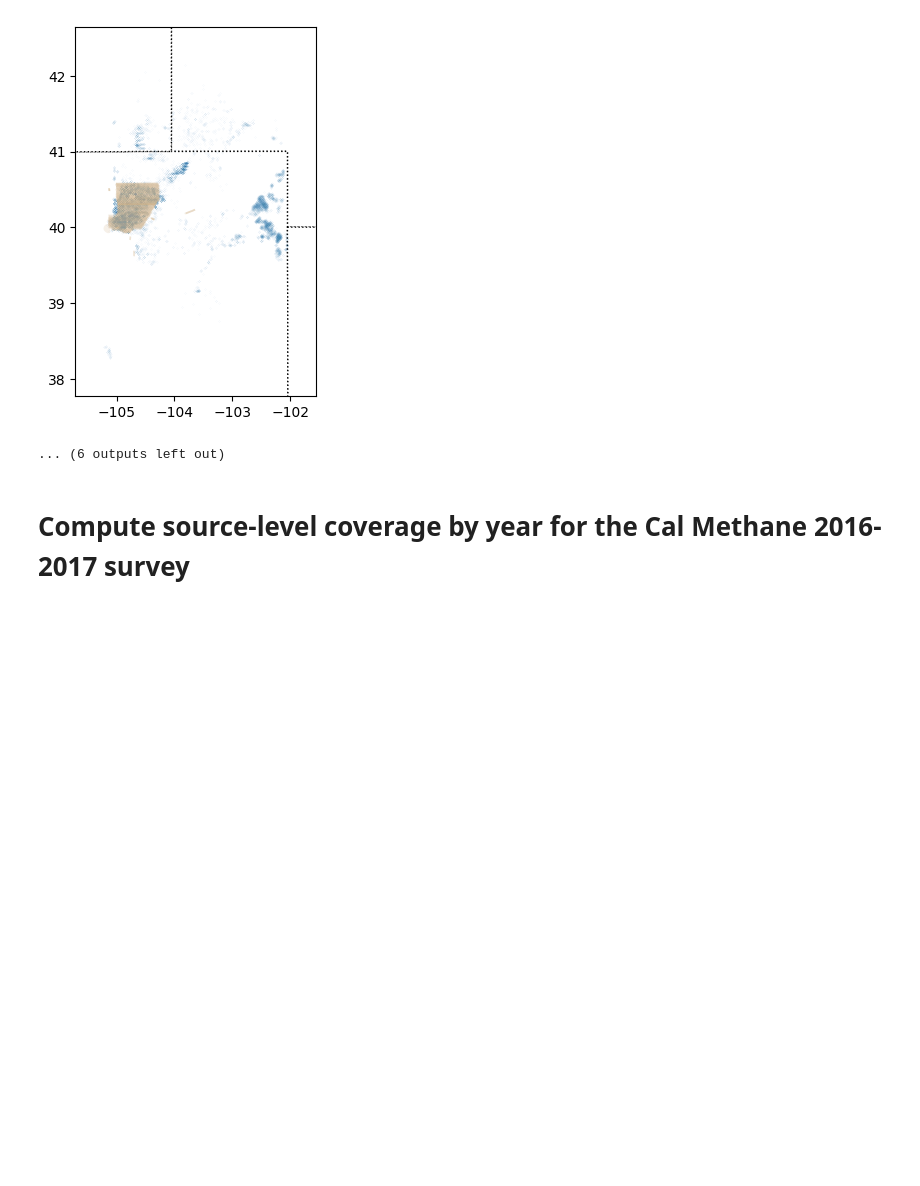
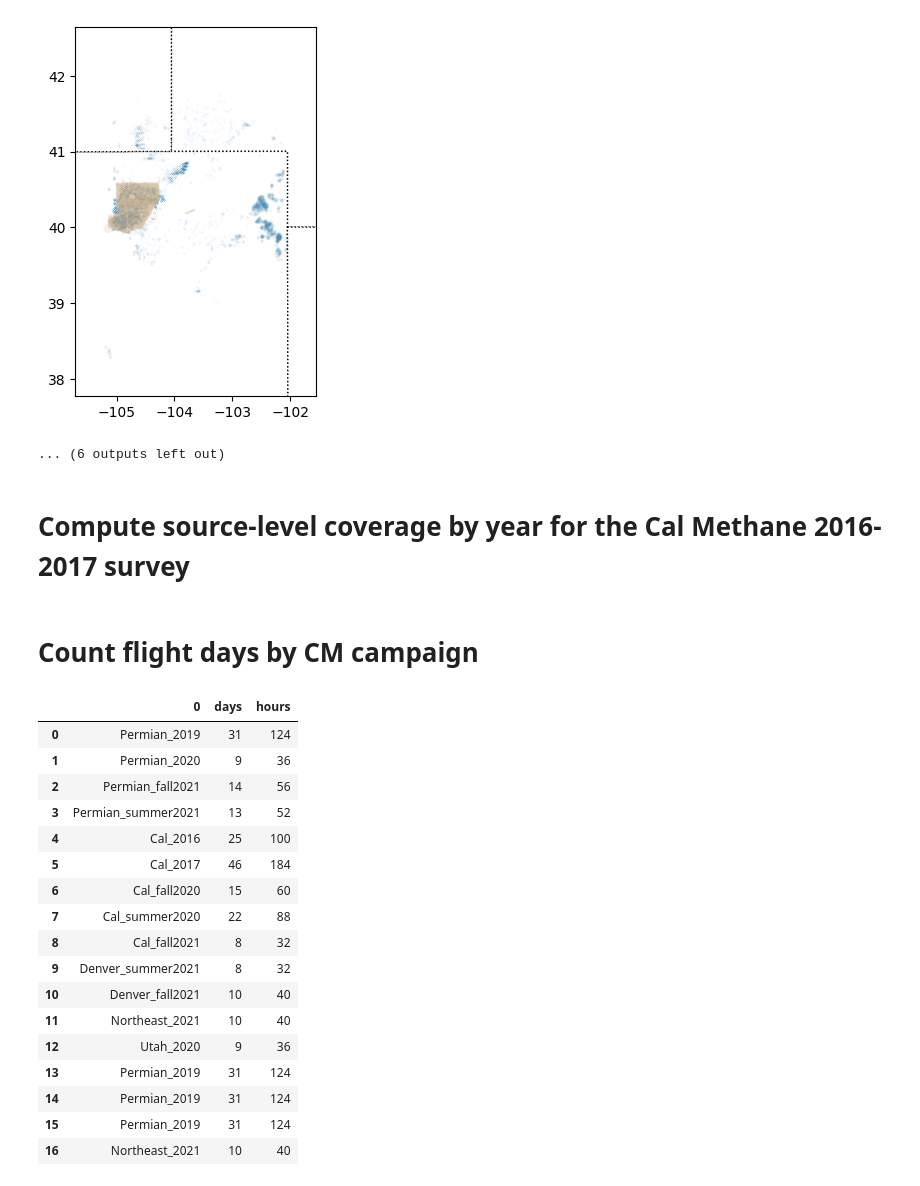
Before and after one commit to esherwin/MethaneDistributionsPublished, a Jupyter notebook: Campaign coverage notebooks/Summarize_campaign_well_and_prod_stats.ipynb, the cells around one changed output. Cells and saved outputs as stored; diff of their text form; code cells hidden in the pictures; blank space fills up the shorter version.

```diff
--- a/Campaign coverage notebooks/Summarize_campaign_well_and_prod_stats.ipynb
+++ b/Campaign coverage notebooks/Summarize_campaign_well_and_prod_stats.ipynb
@@ -650,3 +647,35 @@ Duren_source_in_campaign_groupby = Duren_source_in_campaign.groupby(['Source ide
 # Duren_source_in_campaign_groupby.to_csv(result_path + 'Duren_source_in_201617_campaign_20220911.csv', index=False)
 Duren_source_in_campaign_groupby.to_csv(result_path + 'Duren_source_in_2016_campaign_20220911.csv', index=False)
 # Duren_source_in_campaign_groupby.to_csv(result_path + 'Duren_source_in_2017_campaign_20220911.csv', index=False)
+# %% [markdown]
+# Count flight days by CM campaign
+# %%
+campaignname = ['Permian_2019', 'Permian_2020', 'Permian_fall2021', 'Permian_summer2021', 'Cal_2016', 'Cal_2017', 'Cal_fall2020', 'Cal_summer2020', 'Cal_fall2021', 'Denver_summer2021', 'Denver_fall2021', 'Northeast_2021', 'Utah_2020']
+campaign_days = pd.DataFrame(campaignname)
+campaign_days['days'] = 0
+hours_data_per_day = 4
+for jj in np.arange(len(campaignname)):
+  campaign = gpd.GeoDataFrame.from_file(shapedata_path + campaignname[jj] + '.shp')
+  campaign_days.loc[jj, 'days'] = len(campaign.date.unique())
+
+campaign_days['hours'] = campaign_days['days']*hours_data_per_day
+campaign_days
+# %% [output]
+|  | 0 | days | hours |
+| 0 | Permian_2019 | 31 | 124 |
+| 1 | Permian_2020 | 9 | 36 |
+| 2 | Permian_fall2021 | 14 | 56 |
+| 3 | Permian_summer2021 | 13 | 52 |
+| 4 | Cal_2016 | 25 | 100 |
+| 5 | Cal_2017 | 46 | 184 |
+| 6 | Cal_fall2020 | 15 | 60 |
+| 7 | Cal_summer2020 | 22 | 88 |
+| 8 | Cal_fall2021 | 8 | 32 |
+| 9 | Denver_summer2021 | 8 | 32 |
+| 10 | Denver_fall2021 | 10 | 40 |
+| 11 | Northeast_2021 | 10 | 40 |
+| 12 | Utah_2020 | 9 | 36 |
+| 13 | Permian_2019 | 31 | 124 |
+| 14 | Permian_2019 | 31 | 124 |
+| 15 | Permian_2019 | 31 | 124 |
+| 16 | Northeast_2021 | 10 | 40 |
```
Also changed, not shown: parts of 2 cells of this notebook, 4 other files.
